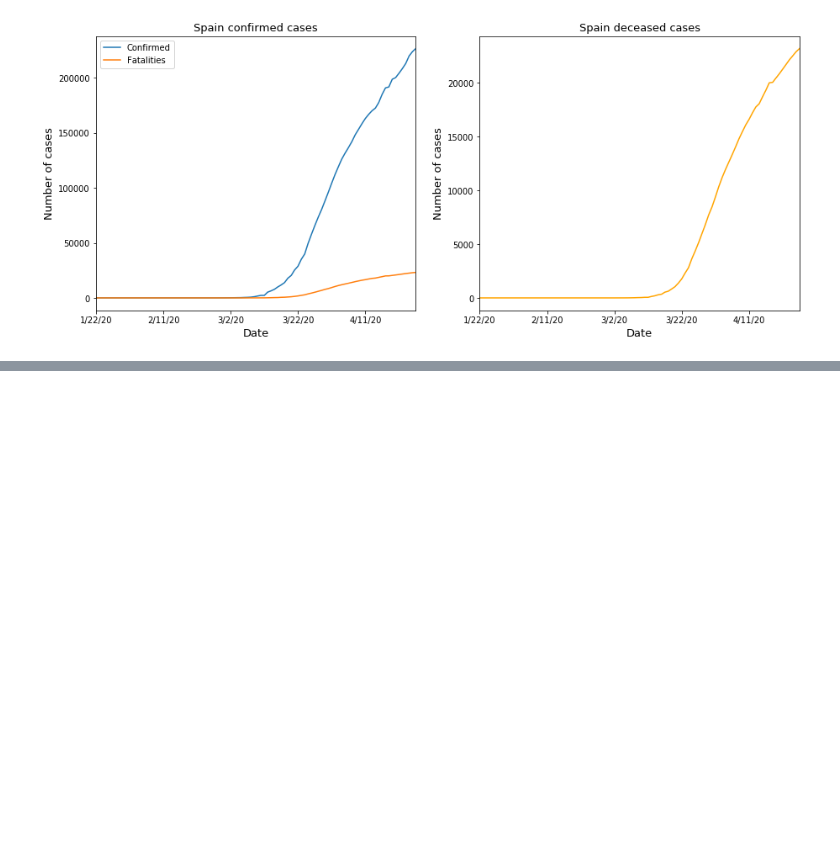
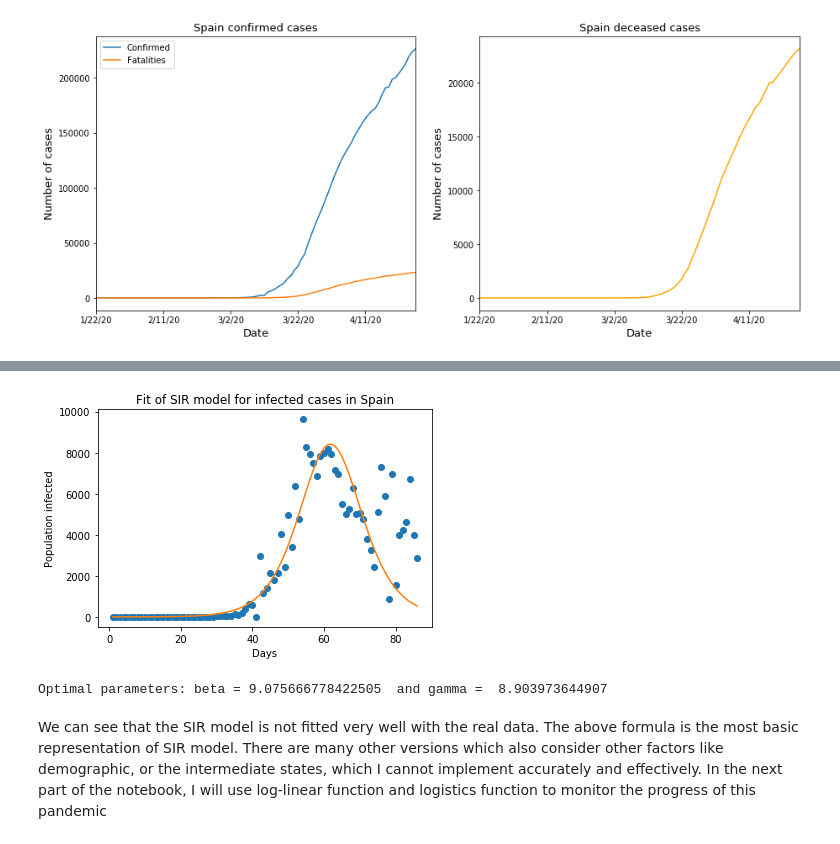
Before and after one commit to nguyentuanvn/machine-learning, a Jupyter notebook: Covid-19/Covid_19_Case_Prediction.ipynb, the cells around one changed output, grey strips where cells are left out. Saved outputs shown, nothing was run; the diff lists cells and outputs as text; code cells hidden in the pictures; blank space fills up the shorter version.

```diff
--- a/Covid-19/Covid_19_Case_Prediction.ipynb
+++ b/Covid-19/Covid_19_Case_Prediction.ipynb
@@ -222,0 +259,7 @@ Optimal parameters: beta = 9.075666778422505  and gamma =  8.903973644907
+# %%
+plot_SIR_country('Spain',46750238)
+# %% [output]
+[figure, added]
+Optimal parameters: beta = 9.075666778422505  and gamma =  8.903973644907
+# %% [markdown]
+We can see that the SIR model is not fitted very well with the real data. The above formula is the most basic representation of SIR model. There are many other versions which also consider other factors like demographic, or the intermediate states, which I cannot implement accurately and effectively. In the next part of the notebook, I will use log-linear function and logistics function to monitor the progress of this pandemic
```
Also changed, not shown: parts of 33 cells of this notebook, 3 other files.
